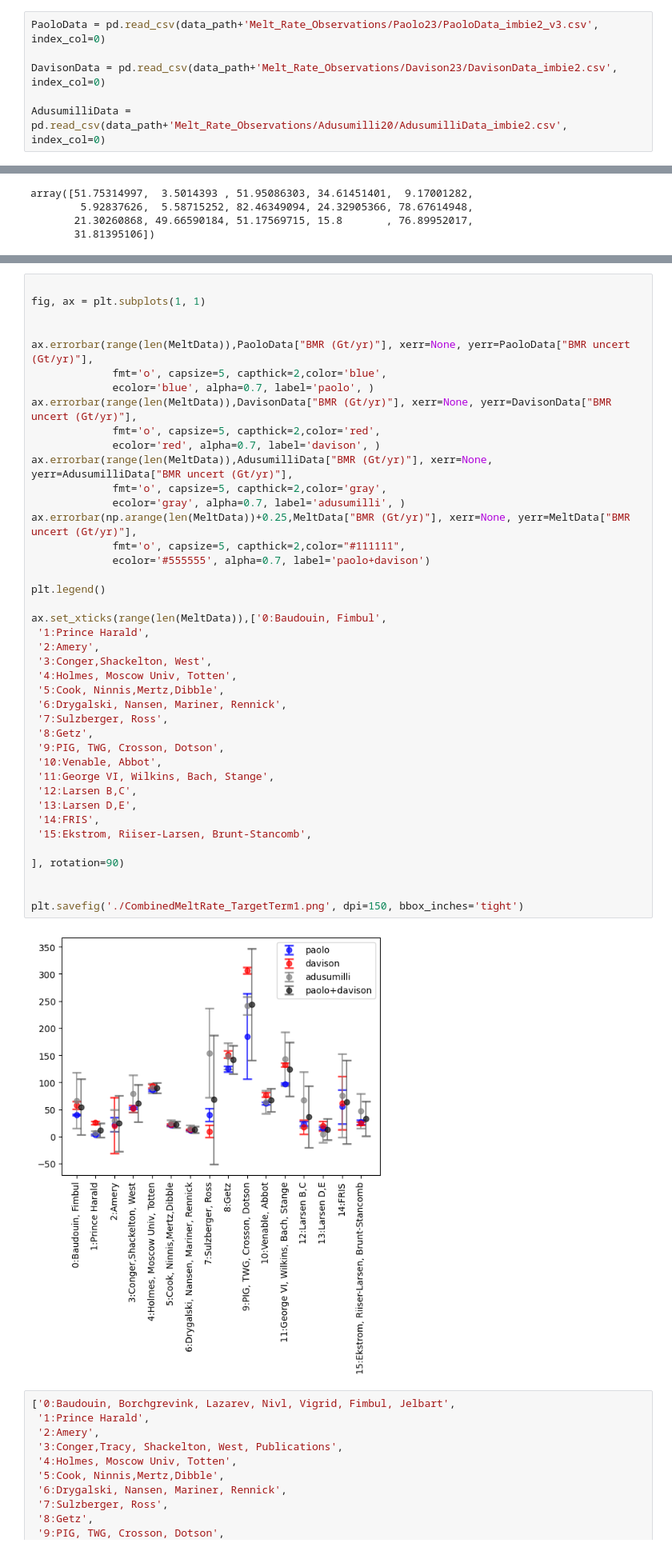
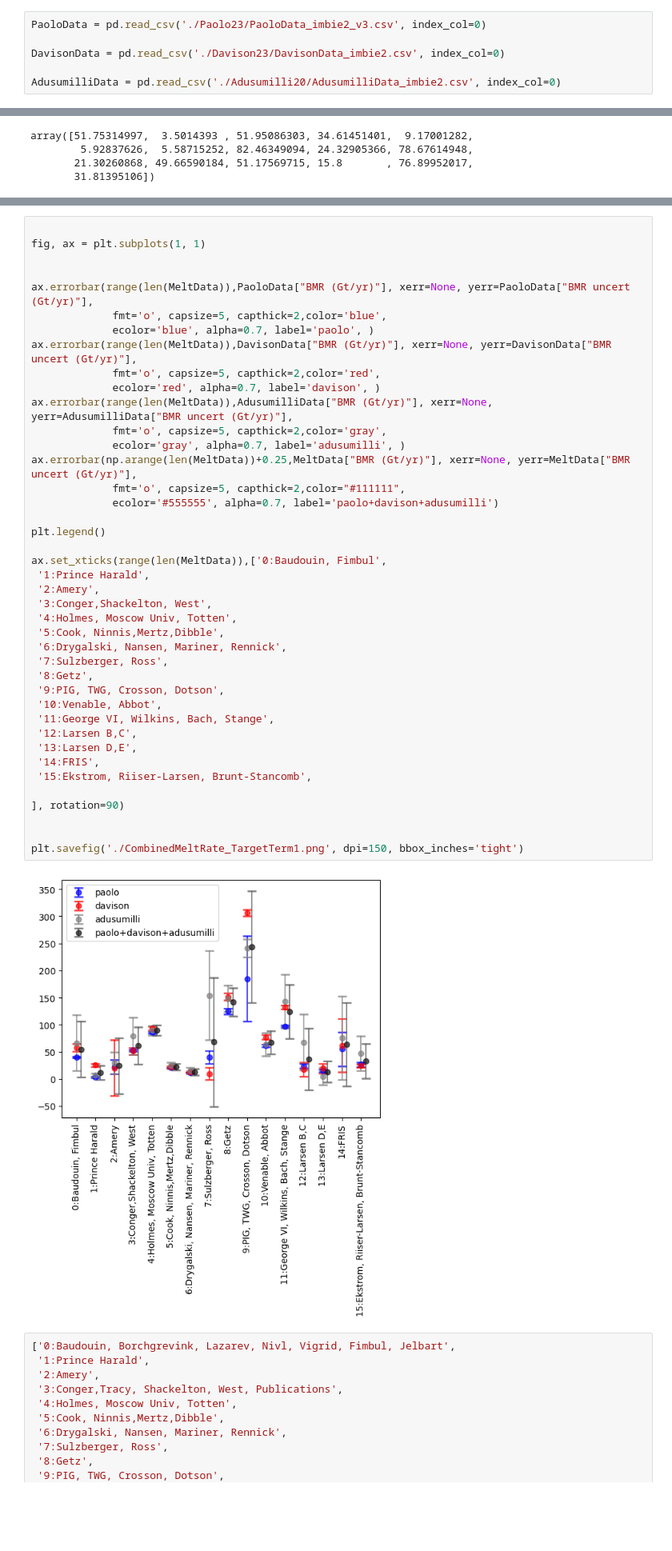
Before and after one commit to ismip/ismip7-antarctic-ocean-forcing, a Jupyter notebook: parameterisations/process_data/combine_melt_dataset_with_uncertainties.ipynb, the cells around one changed output, grey strips where cells are left out. Shown at 80% size. Saved outputs shown, nothing was run; the diff lists cells and outputs as text; blank space fills up the shorter version.

Commit message:
Solve paths issue in term 1, term 2 data processing notebook

```diff
--- a/parameterisations/process_data/combine_melt_dataset_with_uncertainties.ipynb
+++ b/parameterisations/process_data/combine_melt_dataset_with_uncertainties.ipynb
@@ -923,11 +923,11 @@ AdusumilliData.to_csv('Adusumilli20/AdusumilliData_imbie2.csv')
 # %% [markdown]
 # Create combined estimate with Paolo, Davison, Adusumilli melt
 # %%
-PaoloData = pd.read_csv(data_path+'Melt_Rate_Observations/Paolo23/PaoloData_imbie2_v3.csv', index_col=0)
+PaoloData = pd.read_csv('./Paolo23/PaoloData_imbie2_v3.csv', index_col=0)
 
-DavisonData = pd.read_csv(data_path+'Melt_Rate_Observations/Davison23/DavisonData_imbie2.csv', index_col=0)
+DavisonData = pd.read_csv('./Davison23/DavisonData_imbie2.csv', index_col=0)
 
-AdusumilliData = pd.read_csv(data_path+'Melt_Rate_Observations/Adusumilli20/AdusumilliData_imbie2.csv', index_col=0)
+AdusumilliData = pd.read_csv('./Adusumilli20/AdusumilliData_imbie2.csv', index_col=0)
 # %%
 MeltData = DavisonData.copy(deep=True)
 # %%
@@ -1063,35 +1063,35 @@ ax.errorbar(range(len(MeltData)),DavisonData["BMR (Gt/yr)"], xerr=None, yerr=Dav
 ax.errorbar(range(len(MeltData)),AdusumilliData["BMR (Gt/yr)"], xerr=None, yerr=AdusumilliData["BMR uncert (Gt/yr)"],
              fmt='o', capsize=5, capthick=2,color='gray',
              ecolor='gray', alpha=0.7, label='adusumilli', )
 ax.errorbar(np.arange(len(MeltData))+0.25,MeltData["BMR (Gt/yr)"], xerr=None, yerr=MeltData["BMR uncert (Gt/yr)"],
              fmt='o', capsize=5, capthick=2,color="#111111",
-             ecolor='#555555', alpha=0.7, label='paolo+davison')
+             ecolor='#555555', alpha=0.7, label='paolo+davison+adusumilli')
 
 plt.legend()
 
 ax.set_xticks(range(len(MeltData)),['0:Baudouin, Fimbul',
  '1:Prince Harald',
  '2:Amery',
  '3:Conger,Shackelton, West',
  '4:Holmes, Moscow Univ, Totten',
  '5:Cook, Ninnis,Mertz,Dibble',
  '6:Drygalski, Nansen, Mariner, Rennick',
  '7:Sulzberger, Ross',
  '8:Getz',
  '9:PIG, TWG, Crosson, Dotson',
  '10:Venable, Abbot',
  '11:George VI, Wilkins, Bach, Stange',
  '12:Larsen B,C',
  '13:Larsen D,E',
  '14:FRIS',
  '15:Ekstrom, Riiser-Larsen, Brunt-Stancomb',
 
 ], rotation=90)
 
 
 plt.savefig('./CombinedMeltRate_TargetTerm1.png', dpi=150, bbox_inches='tight')
 # %% [output]
-[figure, old version]
+[figure, new version]
 # %%
 ['0:Baudouin, Borchgrevink, Lazarev, Nivl, Vigrid, Fimbul, Jelbart',
  '1:Prince Harald',
```
Also changed, not shown: parts of 4 cells of this notebook.
